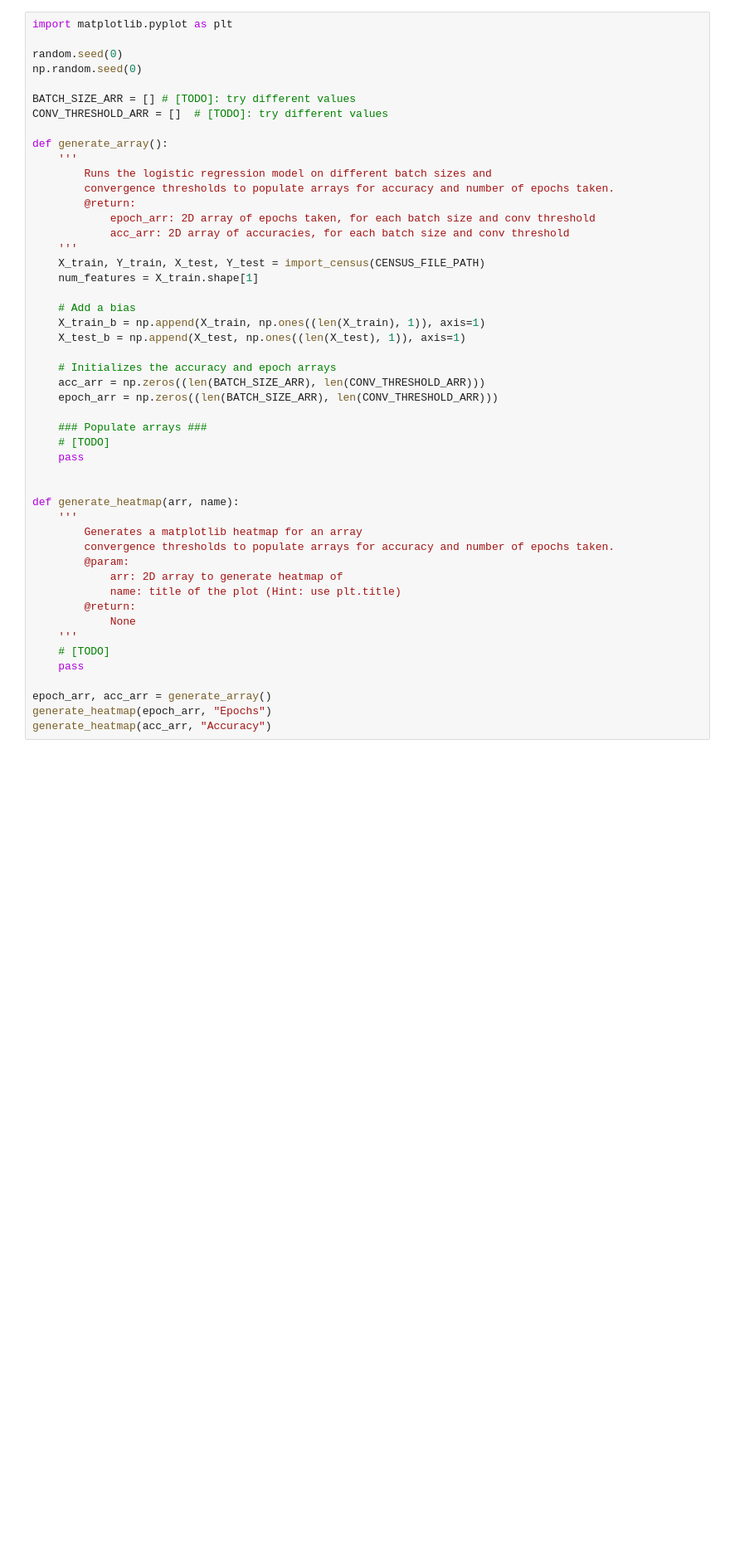
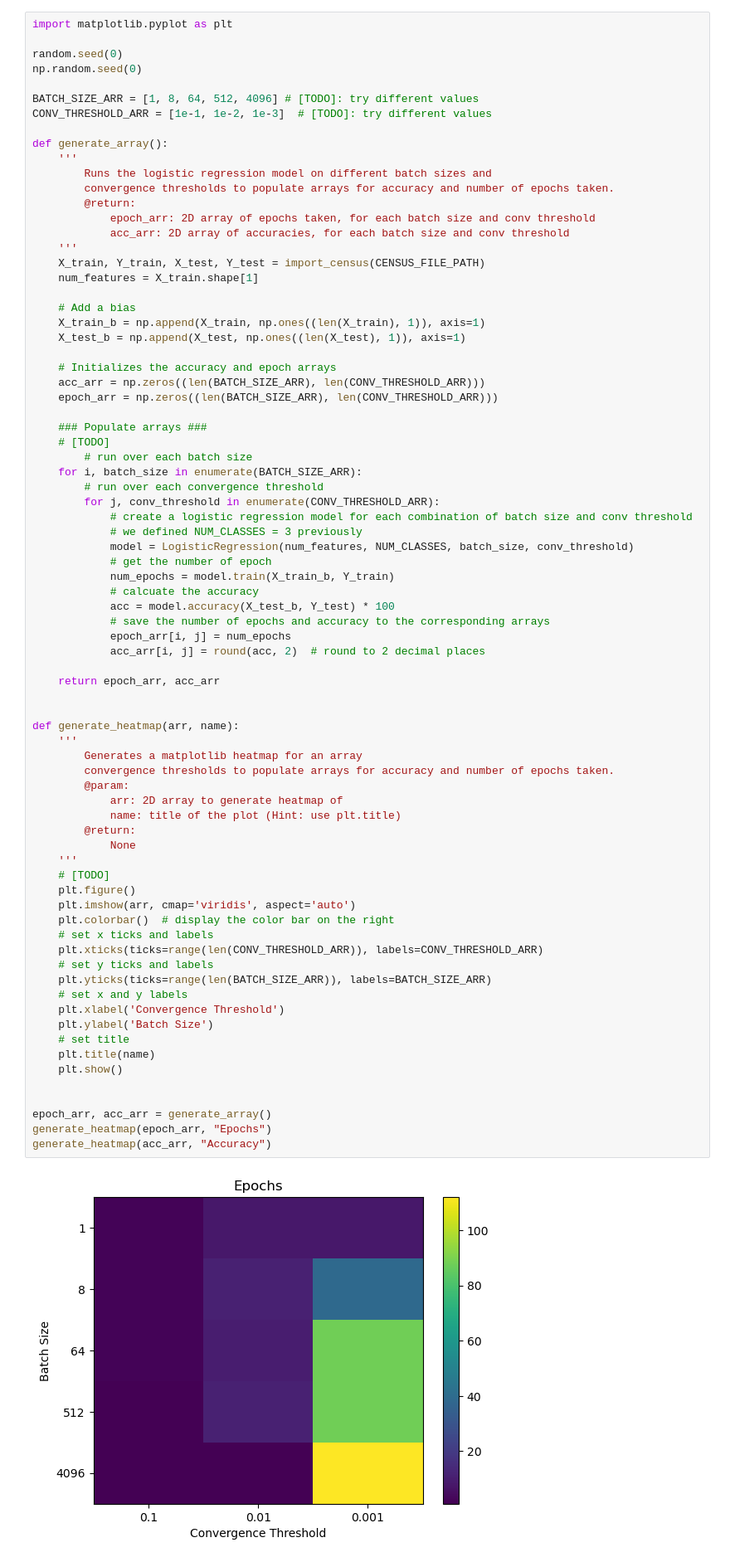
Before and after one commit to IsabellaTan/Brown-DATA2060-HW3, a Jupyter notebook: HW_03.ipynb, the cells around one changed output. Shown: that part at 83% size. Cells and saved outputs as stored; diff of their text form; blank space fills up the shorter version.

```diff
--- a/HW_03.ipynb
+++ b/HW_03.ipynb
@@ -657,8 +669,8 @@ import matplotlib.pyplot as plt
 random.seed(0)
 np.random.seed(0)
 
-BATCH_SIZE_ARR = [] # [TODO]: try different values
-CONV_THRESHOLD_ARR = []  # [TODO]: try different values
+BATCH_SIZE_ARR = [1, 8, 64, 512, 4096] # [TODO]: try different values
+CONV_THRESHOLD_ARR = [1e-1, 1e-2, 1e-3]  # [TODO]: try different values
 
 def generate_array():
     '''
@@ -671,32 +683,62 @@ def generate_array():
     X_train, Y_train, X_test, Y_test = import_census(CENSUS_FILE_PATH)
     num_features = X_train.shape[1]
 
     # Add a bias
     X_train_b = np.append(X_train, np.ones((len(X_train), 1)), axis=1)
     X_test_b = np.append(X_test, np.ones((len(X_test), 1)), axis=1)
 
     # Initializes the accuracy and epoch arrays
     acc_arr = np.zeros((len(BATCH_SIZE_ARR), len(CONV_THRESHOLD_ARR)))
     epoch_arr = np.zeros((len(BATCH_SIZE_ARR), len(CONV_THRESHOLD_ARR)))
 
     ### Populate arrays ###
     # [TODO]
-    pass
+        # run over each batch size
+    for i, batch_size in enumerate(BATCH_SIZE_ARR):
+        # run over each convergence threshold
+        for j, conv_threshold in enumerate(CONV_THRESHOLD_ARR):
+            # create a logistic regression model for each combination of batch size and conv threshold
+            # we defined NUM_CLASSES = 3 previously
+            model = LogisticRegression(num_features, NUM_CLASSES, batch_size, conv_threshold)
+            # get the number of epoch
+            num_epochs = model.train(X_train_b, Y_train)
+            # calcuate the accuracy
+            acc = model.accuracy(X_test_b, Y_test) * 100
+            # save the number of epochs and accuracy to the corresponding arrays
+            epoch_arr[i, j] = num_epochs
+            acc_arr[i, j] = round(acc, 2)  # round to 2 decimal places
+
+    return epoch_arr, acc_arr
 
 
 def generate_heatmap(arr, name):
     '''
         Generates a matplotlib heatmap for an array
         convergence thresholds to populate arrays for accuracy and number of epochs taken.
         @param:
             arr: 2D array to generate heatmap of
             name: title of the plot (Hint: use plt.title)
         @return:
             None
     '''
     # [TODO]
-    pass
+    plt.figure()
+    plt.imshow(arr, cmap='viridis', aspect='auto')
+    plt.colorbar()  # display the color bar on the right
+    # set x ticks and labels
+    plt.xticks(ticks=range(len(CONV_THRESHOLD_ARR)), labels=CONV_THRESHOLD_ARR)
+    # set y ticks and labels
+    plt.yticks(ticks=range(len(BATCH_SIZE_ARR)), labels=BATCH_SIZE_ARR)
+    # set x and y labels
+    plt.xlabel('Convergence Threshold')
+    plt.ylabel('Batch Size')
+    # set title
+    plt.title(name)
+    plt.show()
+
 
 epoch_arr, acc_arr = generate_array()
 generate_heatmap(epoch_arr, "Epochs")
 generate_heatmap(acc_arr, "Accuracy")
+# %% [output]
+[figure, added]
```
Also changed, not shown: parts of 11 cells of this notebook, 2 other files.
